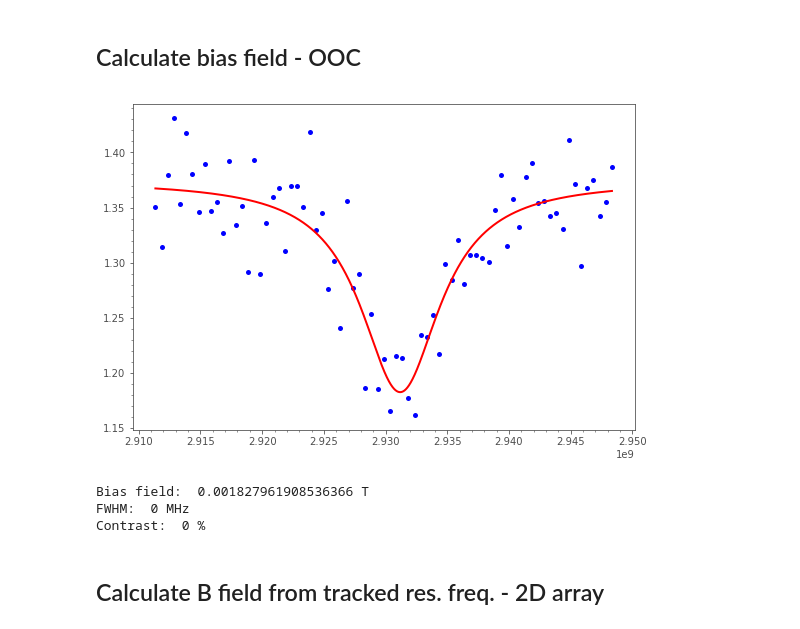
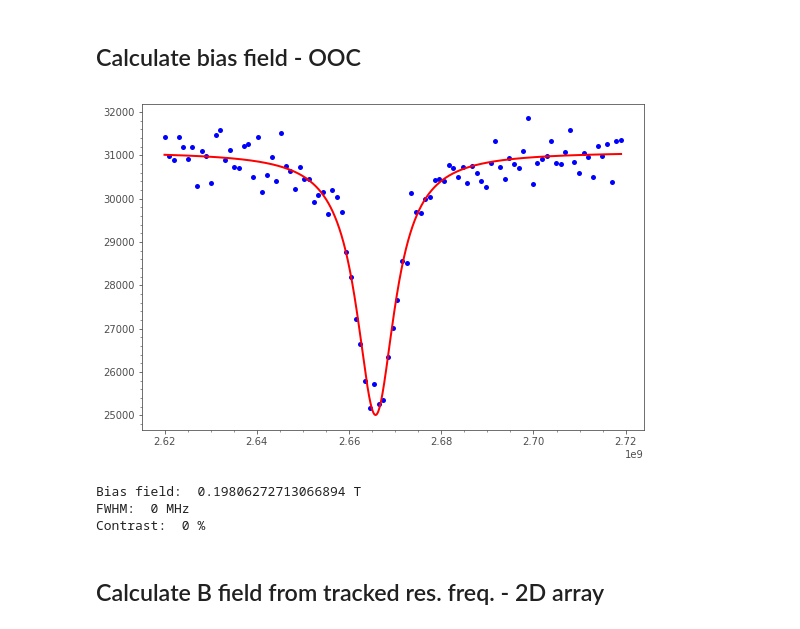
Before and after one commit to sriharijayaram5/qudi, a Jupyter notebook: notebooks/Measurement_Control/Data analysis/Tracking mode data analysis - correct bias field and save.ipynb, the cells around one changed output. Saved outputs shown, nothing was run; the diff lists cells and outputs as text; code cells hidden in the pictures.

```diff
--- a/notebooks/Measurement_Control/Data analysis/Tracking mode data analysis - correct bias field and save.ipynb
+++ b/notebooks/Measurement_Control/Data analysis/Tracking mode data analysis - correct bias field and save.ipynb
@@ -96,8 +115,8 @@ with open(filepath+'pulsed_array_raw.pickle', 'rb') as f:
 # %%
 #Analyse bias field
 #Gathering data from dictonary
-directory = 'C:\\Data\\2025\\03\\20250305\\PODMR\\'
-podrm_path = directory + '20250305-1351-42_pODMR_L-P11-16_MnTe_LT_30G_OOC_ODMR_data_ch0_range0'+'.dat'
+directory = 'C:\\Data\\2025\\03\\20250306\\ODMR\\'
+podrm_path = directory + '20250306-1547-30_L-P11-16_4K_ODMR_data_ch0_range0'+'.dat'
 data_raw = np.loadtxt(podrm_path).T
 var_list,data = (data_raw[0],data_raw[1])
 
@@ -106,7 +125,7 @@ e_field = 0 #in Hz
 zero_field = 2.88e9 #in Hz, watch the Temperature
 
 mode = ''
-gslac = False
+gslac = True
 left = True
 
 fwhm_bias = 0
@@ -129,35 +148,35 @@ elif mode == 'N14':
 elif mode == 'gaussian_dip':
     fit = afm_scanner_logic._fitlogic.make_gaussian_fit(var_list,data,estimator=afm_scanner_logic._fitlogic.estimate_gaussian_dip)
     lm,_ = fitlogic.make_gaussian_model()
     fwhm_bias = fit.params['fwhm'].value*1e-6 #FWHM in MHz
     contrast_bias = fit.params['contrast'].value*-1
 
 else:
     fit = afm_scanner_logic._fitlogic.make_lorentzian_fit(var_list,data,estimator=afm_scanner_logic._fitlogic.estimate_lorentzian_dip)
     lm,_ = fitlogic.make_lorentzian_model()
 
 # print(fit.fit_report())
 bias_res_freq = fit.params['center'].value
 
 if gslac == True and left == True:
     b_field_bias = np.sqrt(abs(bias_res_freq + zero_field)**2 - e_field**2) / gyro_nv
 else:
     b_field_bias = np.sqrt(abs(bias_res_freq - zero_field)**2 - e_field**2) / gyro_nv
 
 #Plot Data an
 plt.plot(var_list,data,'bo')
 
 x = np.linspace(var_list[0],var_list[-1],10000, endpoint=True)
 plt.plot(x, lm.eval(fit.params, x=x),'r-')
 
 plt.show()
 
 print('Bias field: ',b_field_bias,'T')
 print("FWHM: ",fwhm_bias,'MHz')
 print("Contrast: ",contrast_bias,'%')
 # %% [output]
-[figure, old version]
+[figure, new version]
-Bias field:  0.001827961908536366 T
+Bias field:  0.19806272713066894 T
 FWHM:  0 MHz
 Contrast:  0 %
 # %% [markdown]
```
Also changed, not shown: parts of 5 cells of this notebook, 1 other file.
